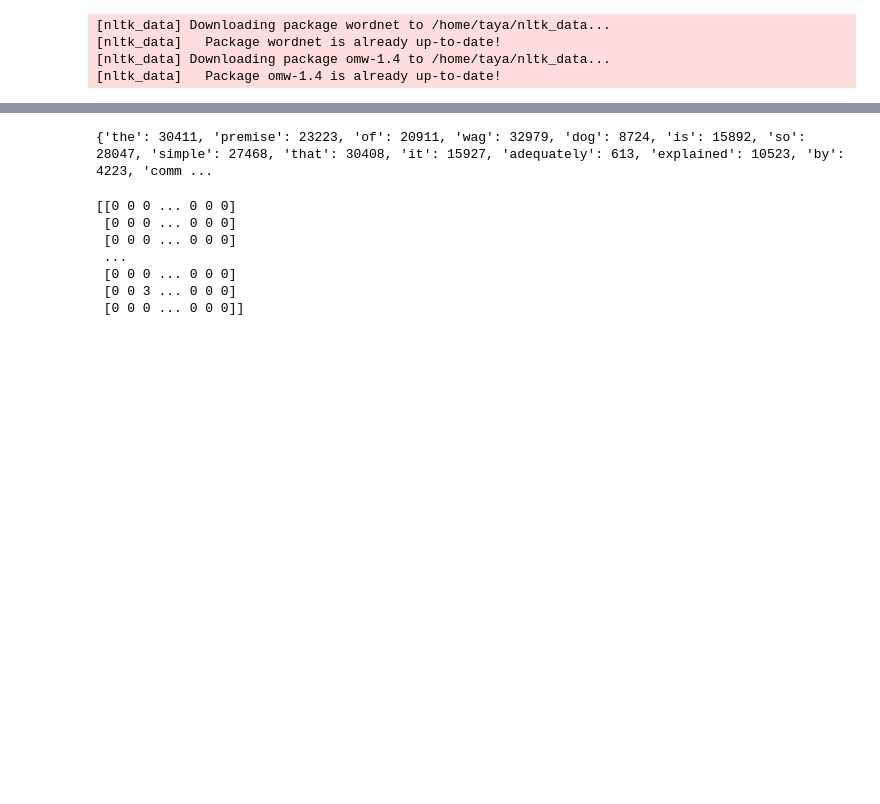
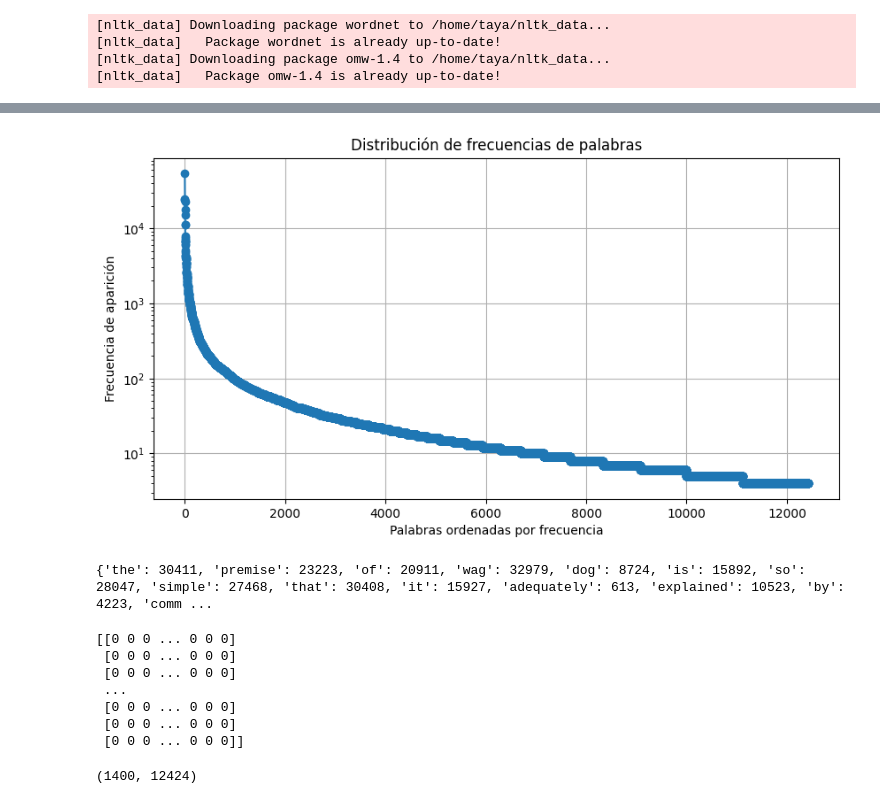
Before and after one commit to TaliaPr/Natural-Language-Processing, a Jupyter notebook: Practica_2/codigo.ipynb, the cells around one changed output, grey strips where cells are left out. Cells and saved outputs as stored; diff of their text form; code cells hidden in the pictures; blank space fills up the shorter version.

```diff
--- a/Practica_2/codigo.ipynb
+++ b/Practica_2/codigo.ipynb
@@ -256 +272,21 @@ X_train
+# %%
+min_freq = 4  # Umbral mínimo
+vectorizer = CountVectorizer(min_df=min_freq)
+X_filtered = vectorizer.fit_transform(train_aplanado)
+# %%
+word_frequencies = X_filtered.sum(axis=0).A1
+sorted_freq_values = np.array(sorted(word_frequencies, reverse=True))
+
+# Creamos la gráfica
+plt.figure(figsize=(10,5))
+plt.plot(sorted_freq_values, marker="o", linestyle="-")
+
+# Agregamos etiquetas
+plt.xlabel("Palabras ordenadas por frecuencia")
+plt.ylabel("Frecuencia de aparición")
+plt.title("Distribución de frecuencias de palabras")
+plt.yscale("log")
+plt.grid()
+# %% [output]
+[figure, added]
 # %%
@@ -259,7 +295,7 @@ print(vocabulario)
 # %% [output]
 {'the': 30411, 'premise': 23223, 'of': 20911, 'wag': 32979, 'dog': 8724, 'is': 15892, 'so': 28047, 'simple': 27468, 'that': 30408, 'it': 15927, 'adequately': 613, 'explained': 10523, 'by': 4223, 'comm ...
 # %%
-matrix = X_train.toarray()
+matrix = X_filtered.toarray()
 print(matrix)
 # %% [output]
 [[0 0 0 ... 0 0 0]
@@ -267,5 +303,9 @@ print(matrix)
  [0 0 0 ... 0 0 0]
  ...
  [0 0 0 ... 0 0 0]
- [0 0 3 ... 0 0 0]
+ [0 0 0 ... 0 0 0]
  [0 0 0 ... 0 0 0]]
+# %%
+X_filtered.shape #train final
+# %% [output]
+(1400, 12424)
```
Also changed, not shown: parts of 28 cells of this notebook.
